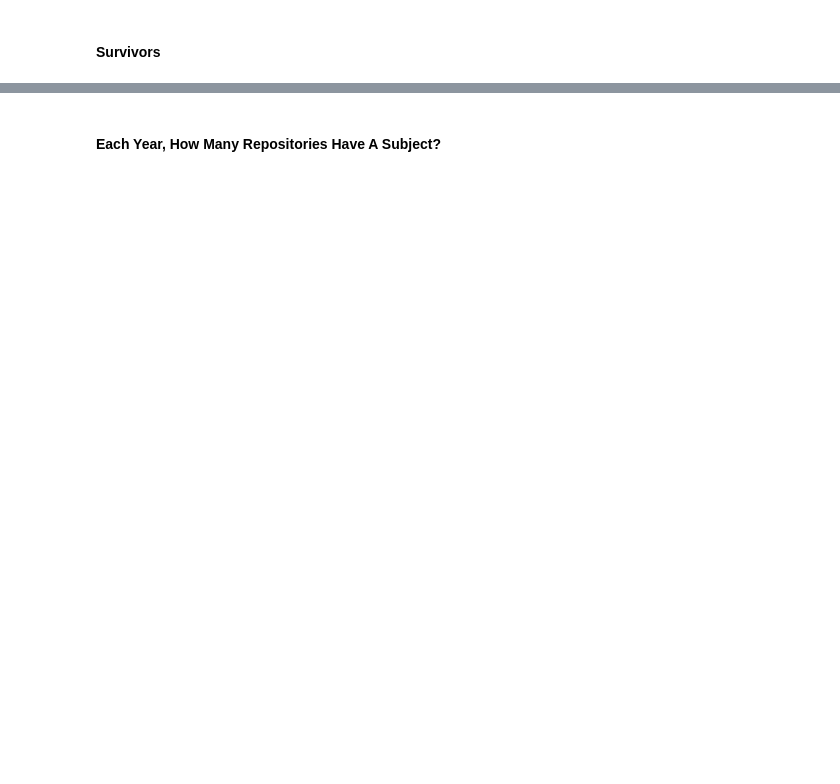
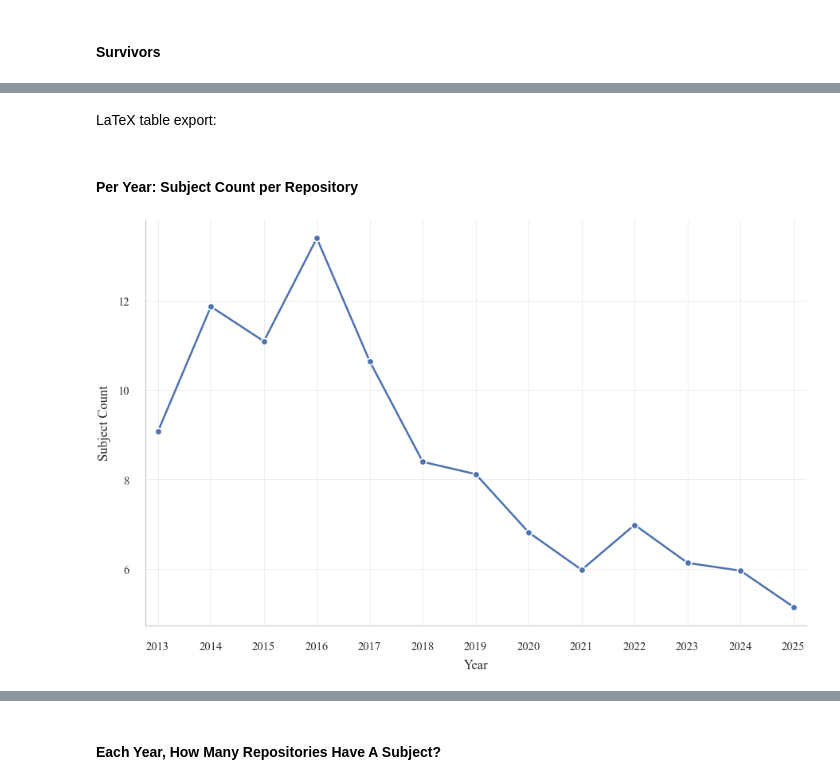
Before and after one commit to Leonard-Esser/autumn-2025-results, a Jupyter notebook: data_analysis_new.ipynb, the cells around one changed output, grey strips where cells are left out. Drawn from its saved outputs; the diff is of its cells as text; code cells hidden in the pictures; blank space fills up the shorter version.

```diff
--- a/data_analysis_new.ipynb
+++ b/data_analysis_new.ipynb
@@ -986,0 +1500,2 @@ survivors
+# %% [markdown]
+LaTeX table export:
@@ -986,0 +1520,31 @@ survivors
+# %% [markdown]
+#### Per Year: Subject Count per Repository
+# %%
+time_results_gb["n_subjects_per_active_repo"] = (
+    time_results_gb["n_subjects"] / time_results_gb["n_repos"]
+)
+# %%
+_df = time_results_gb.copy()
+
+fig, ax = plt.subplots(figsize=ieee_figsize("double"))
+
+sns.lineplot(
+    data=_df,
+    x="year",
+    y="n_subjects_per_active_repo",
+    marker="o",
+    ax=ax
+)
+
+ax.set_xlabel("Year")
+ax.set_ylabel("Subject Count")
+
+ax.set_xticks(_df.index)
+
+ax.margins(x=0.02)
+
+save_ieee_figure(fig, "subject_count_per_active_repo_per_year", save_pdf=True)
+
+plt.show()
+# %% [output]
+[figure, added]
```
Also changed, not shown: parts of 89 cells of this notebook.
